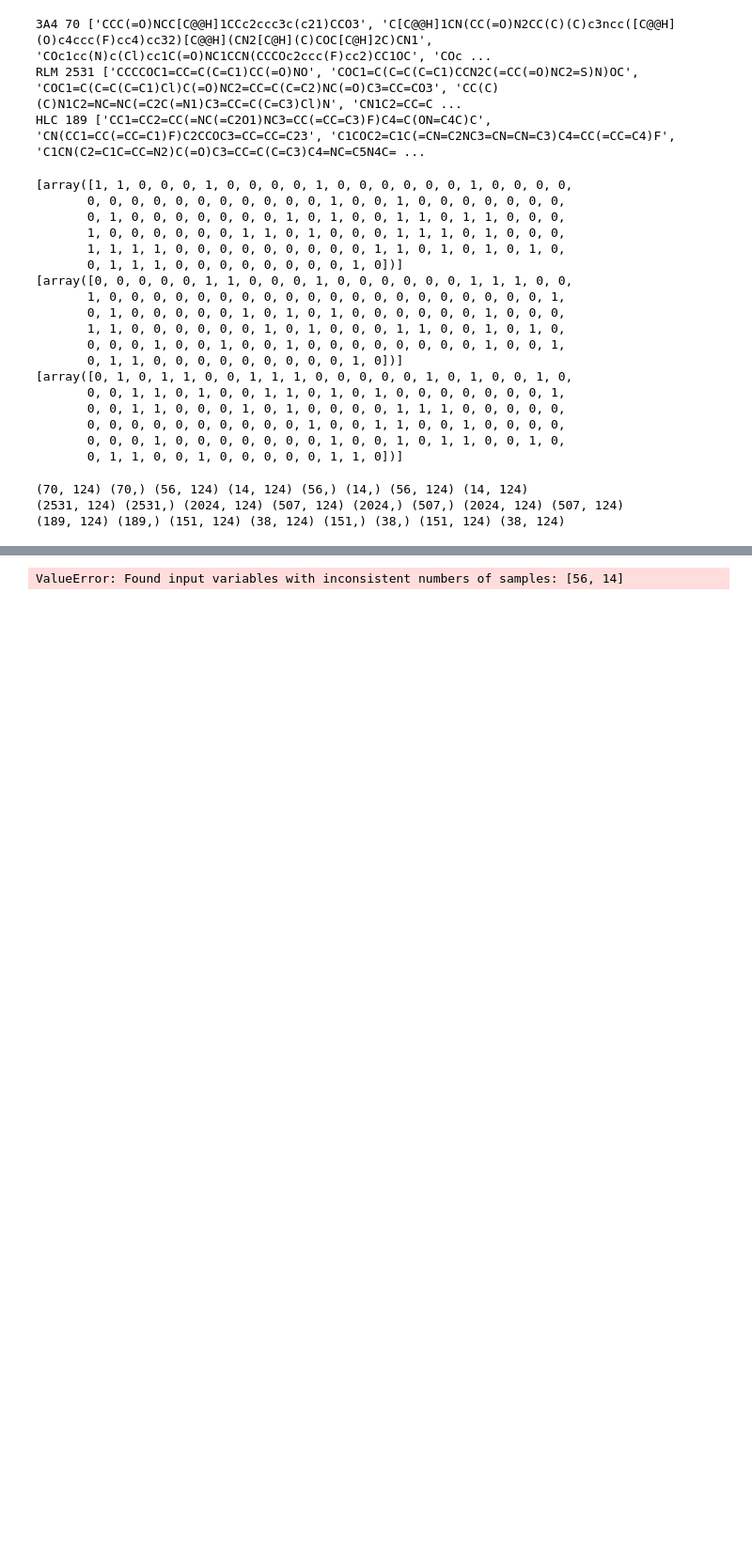
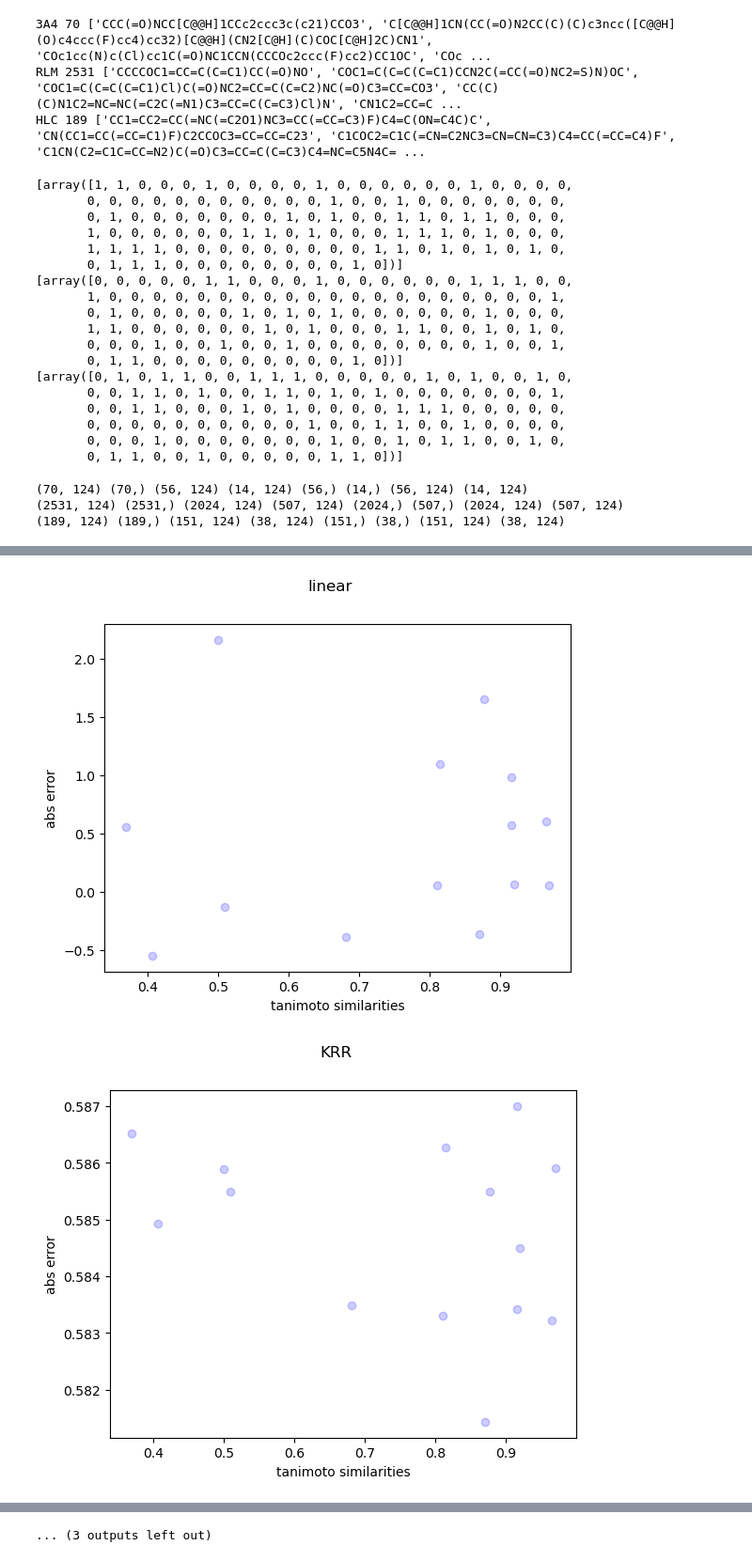
Before and after one commit to hruska-lab/metabolism-hyperparameter-optimization, a Jupyter notebook: main.ipynb, the cells around one changed output, grey strips where cells are left out. Shown at 94% size. Saved outputs shown, nothing was run; the diff lists cells and outputs as text; code cells hidden in the pictures; blank space fills up the shorter version.

Commit message:
Add files via upload
Změna kódu param_tuning - kvůli rychlosti programu. Přidány tanimoto sims, ploty abs_error-tanimoto, errorbars pro všechny izoenzymy a modely a histogramy y_train a log(y_train).

```diff
--- a/main.ipynb
+++ b/main.ipynb
@@ -12,14 +10,14 @@ importing Jupyter notebook from C:\Users\Lukas\Documents\Jupyter_Notebooks\proje
 models = ["linear", "KRR", "GB", "RF", "ANN"]
 isozymes = ["3A4", "RLM", "HLC"]
 rel_paths = {
-    "3A4_source": [r"project_resources\ChEMBL_3A4.csv", "ChEMBL"],
-    "3A4": [r"project_resources\3A4_adjusted.csv", "ChEMBL"],
+    "3A4_source": [r"project_resources/ChEMBL_3A4.csv", "ChEMBL"],
+    "3A4": [r"project_resources/3A4_adjusted.csv", "ChEMBL"],
 
-    "RLM_source": [r"project_resources\AID_1508591_datatable_all.csv", "PubChem"],
-    "RLM": [r"project_resources\RLM_adjusted.csv", "ChEMBL"],
+    "RLM_source": [r"project_resources/AID_1508591_datatable_all.csv", "PubChem"],
+    "RLM": [r"project_resources/RLM_adjusted.csv", "ChEMBL"],
 
-    "HLC_source": [r"project_resources\AID_1508603_datatable_all.csv", "PubChem"],
-    "HLC": [r"project_resources\HLC_adjusted.csv", "ChEMBL"],
+    "HLC_source": [r"project_resources/AID_1508603_datatable_all.csv", "PubChem"],
+    "HLC": [r"project_resources/HLC_adjusted.csv", "ChEMBL"],
 }
 # files ending in "adjusted" only contain mol IDs, smiles and t1/2 values
 smiles = {}
@@ -143,9 +133,9 @@ for isozyme in isozymes:
     y_train = xy_splits[isozyme][2]
     y_test = xy_splits[isozyme][3]
     print(x_train.shape, y_train.shape, x_test.shape, y_test.shape)
-    mol_err, std = mol_err_and_std(models, x_train, x_test, y_train, y_test)
+    mol_err, std = mol_predict_and_std(models, x_train, x_test, y_train, y_test)
     mol_errors[isozyme] = mol_err
     stds[isozyme] = std
-    print(f"{isozyme}\n molecule errors: {mol_err_dict}\n std: {std_dict}")
+    print(f"{isozyme}\n molecule errors: {list(mol_errors[isozyme].values())[:2][:5]}\n std: {list(stds[isozyme].values())[:2][:5]}")
 # %% [output]
 (56, 124) (56,) (14, 124) (14,)
@@ -153,5 +166,7 @@ ValueError: Found input variables with inconsistent numbers of samples: [56, 14]
 # %%
-for model in models:
-    y_train_predict, y_test_predict, abs_error = param_tuning(x_train, y_train, x_test, y_test, model)
-    create_scatter_plot(tanimoto_similarities, abs_error, model, "tanimoto similarities", "abs error")
+for isozyme in isozymes:
+    for model in models:
+        create_scatter_plot(tanimoto_sims[isozyme], mol_errors[isozyme][model], model, "tanimoto similarities", "abs error")
 # %% [output]
+[figure, added]
+[figure, added]
@@ -158,2 +183,2 @@ for model in models:
-ValueError: Found input variables with inconsistent numbers of samples: [56, 14]
+... (3 outputs left out)
 # %%
```
Also changed, not shown: parts of 8 cells of this notebook.
